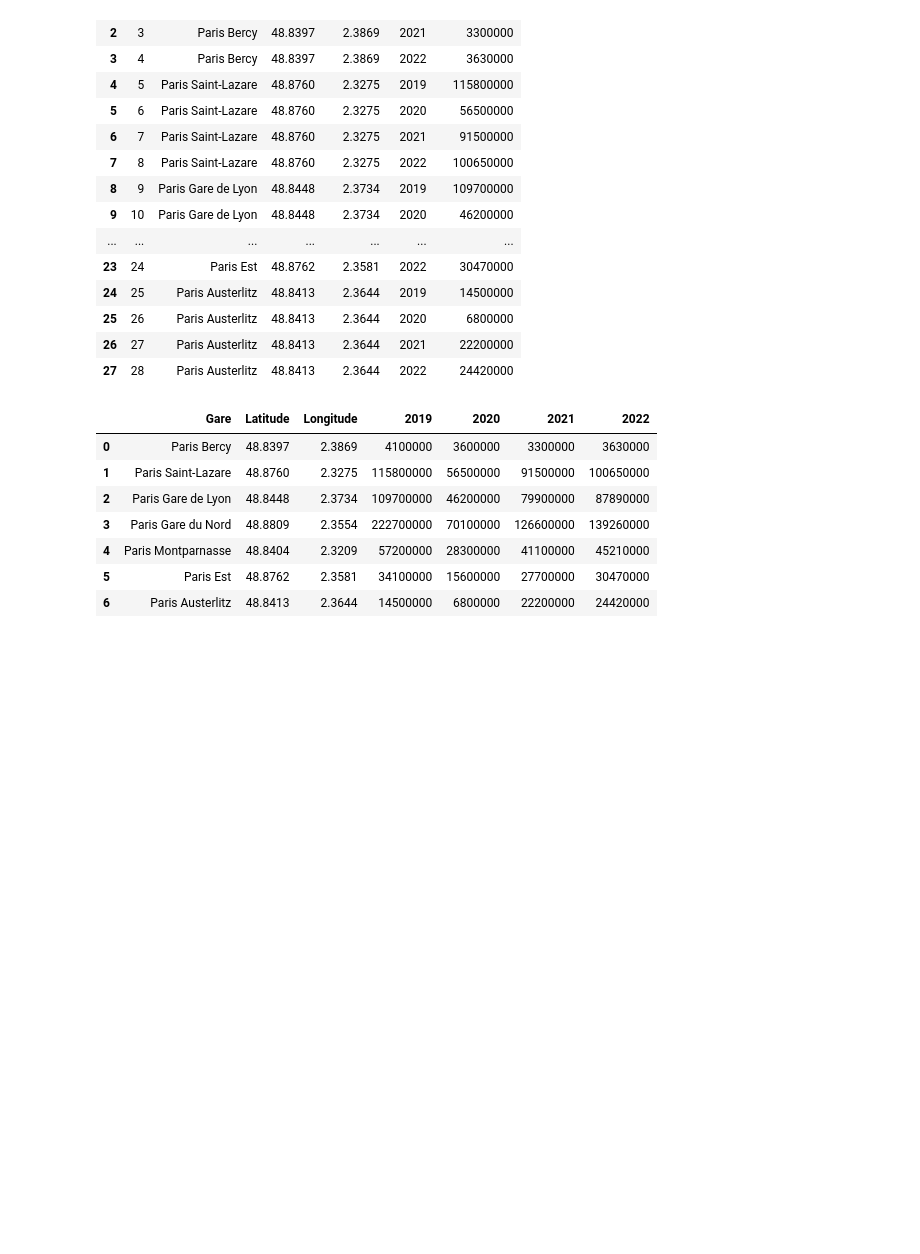
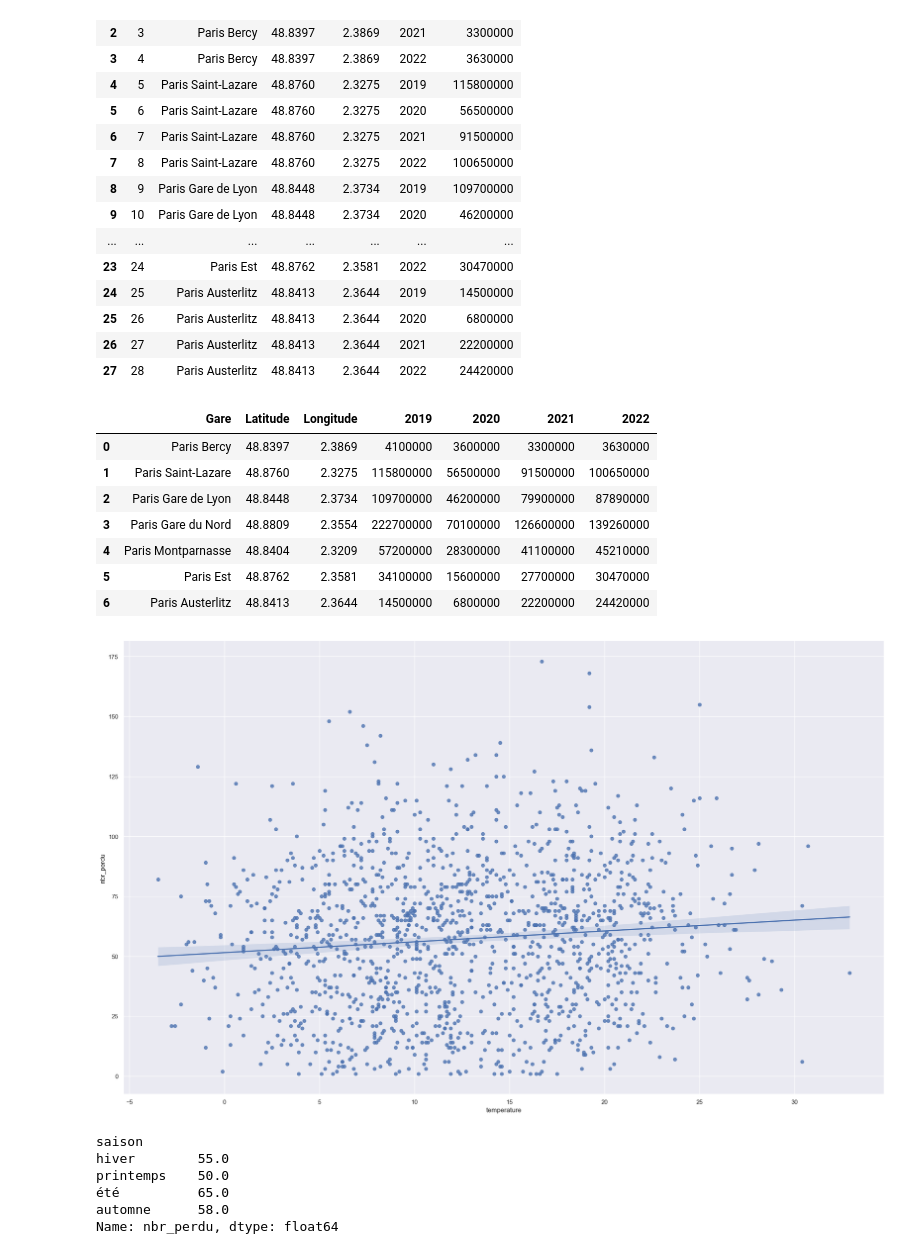
Before and after one commit to RolaMmss/Lost-in-translation, a Jupyter notebook: nb_obj_perdu_graph.ipynb, the cells around one changed output. Drawn from its saved outputs; the diff is of its cells as text; code cells hidden in the pictures; blank space fills up the shorter version.

```diff
--- a/nb_obj_perdu_graph.ipynb
+++ b/nb_obj_perdu_graph.ipynb
@@ -505,0 +597,50 @@ fig.write_html('carte_objets_perdus.html', auto_open=True)
+# %%
+
+import seaborn as sns
+import sqlite3
+
+# se connecter à la base de données SQLite
+connexion = sqlite3.connect("db_objets_trouves.db")
+
+# lire les données de la table "meteo_objets_trouves" dans un DataFrame pandas
+df = pd.read_sql_query("SELECT date, temperature, nbr_perdu FROM meteo_objets_trouves", connexion)
+
+# tracer le scatterplot avec regression linéaire
+sns.regplot(x="temperature", y="nbr_perdu", data=df)
+
+# définir la taille de la figure
+sns.set(rc={'figure.figsize':(25,25)})
+
+# afficher la figure
+plt.show()
+# %% [output]
+[figure, added]
+# %%
+import sqlite3
+import pandas as pd
+
+# se connecter à la base de données SQLite
+connexion = sqlite3.connect("db_objets_trouves.db")
+
+# lire les données de la table "meteo_objets_trouves" dans un DataFrame pandas
+df = pd.read_sql_query("SELECT date, temperature, nbr_perdu FROM meteo_objets_trouves", connexion)
+
+# convertir la colonne "date" en datetime
+df['date'] = pd.to_datetime(df['date'])
+
+# Ajouter une colonne "saison" basée sur les mois et les jours
+df['saison'] = pd.cut(df['date'].dt.month + df['date'].dt.day / 100,
+                       [0, 3.21, 6.21, 9.23, 12.21],
+                       labels=['hiver', 'printemps', 'été', 'automne'], include_lowest=True)
+
+# Calculer la médiane du nombre d'objets perdus par saison
+mediane_nbr_perdu_par_saison = df.groupby('saison')['nbr_perdu'].median()
+
+mediane_nbr_perdu_par_saison
+# %% [output]
+saison
+hiver        55.0
+printemps    50.0
+été          65.0
+automne      58.0
+Name: nbr_perdu, dtype: float64
```
Also changed, not shown: parts of 12 cells of this notebook, 9 other files.
